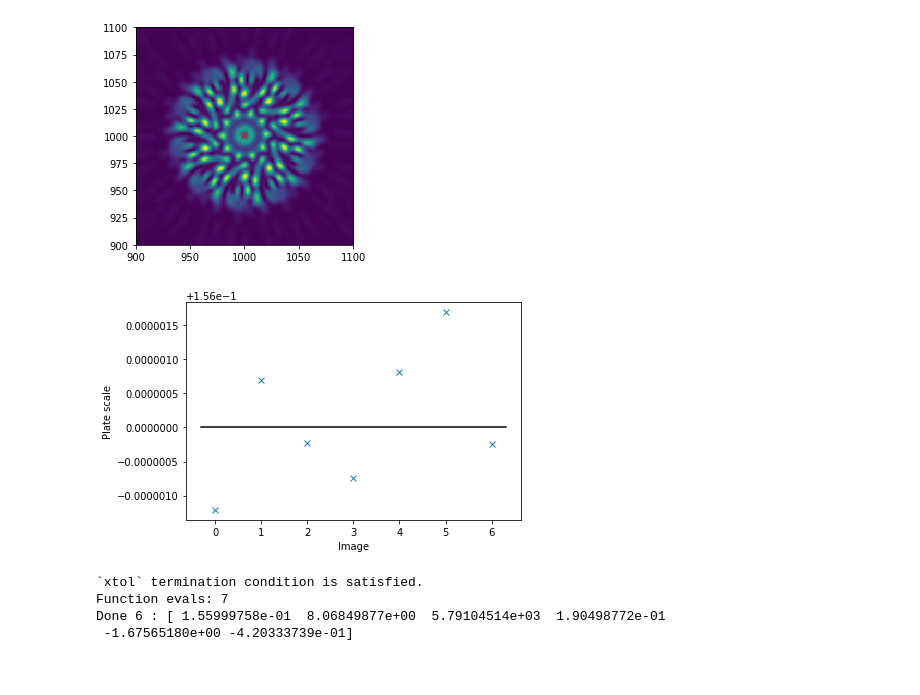
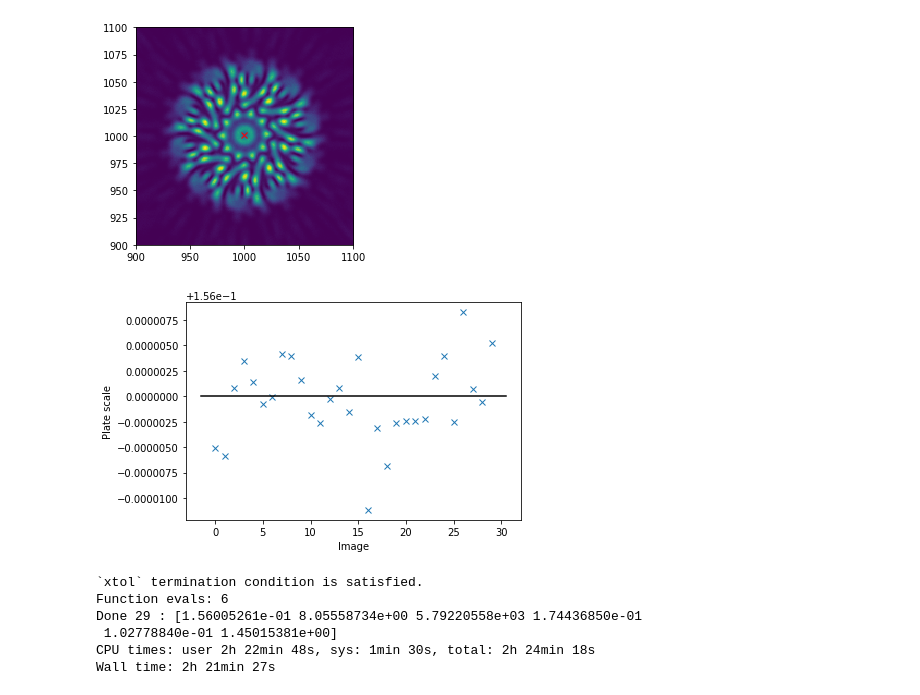
Before and after one commit to ptuthill/Toliman, a Jupyter notebook: Sidelobe_fit/plate_scale_spectrum_fit.ipynb, the cells around one changed output. Drawn from its saved outputs; the diff is of its cells as text; code cells hidden in the pictures.

```diff
--- a/Sidelobe_fit/plate_scale_spectrum_fit.ipynb
+++ b/Sidelobe_fit/plate_scale_spectrum_fit.ipynb
@@ -82,7 +110,7 @@ import scipy
 import glob
 # %%
 # What are we fitting to?
-sim_dir = 'sims/jitter_35k/'
+sim_dir = 'sims/jitter_3.5k/'
 
 # Load one image to get the relevant params
 image,header = fits.getdata(sim_dir+'0.fits',header=True)
@@ -105,22 +134,29 @@ composite = poppy_model.TolimanAperture(add_grating=True,grating_fact=0.0003,tel
 # %%
 # Make a mask so it only concentrates on the residuals near the sidelobes
+mask_distance = 25 # pix
 min_offset = poppy_model.diffraction_spot_offset(wavs.min(),composite,pscale)*np.sqrt(2)
 max_offset = poppy_model.diffraction_spot_offset(wavs.max(),composite,pscale)*np.sqrt(2)
 mean_offset = poppy_model.diffraction_spot_offset(wavs.mean(),composite,pscale)*np.sqrt(2)
 x,y = np.indices(image.shape)
-mask = (np.abs(x-y) <25) | (np.abs(x-(image.shape[0]-y)) <25)
-mask = (np.sqrt((x-image.shape[0]//2)**2+(y-image.shape[0]//2)**2) > (min_offset-25)) & mask
-mask = (np.sqrt((x-image.shape[0]//2)**2+(y-image.shape[0]//2)**2) < (max_offset+25)) & mask
+mask = (np.abs(x-y) < mask_distance) | (np.abs(x-(image.shape[0]-y)) < mask_distance)
+mask = (np.sqrt((x-image.shape[0]//2)**2+(y-image.shape[0]//2)**2) > (min_offset-mask_distance)) & mask
+mask = (np.sqrt((x-image.shape[0]//2)**2+(y-image.shape[0]//2)**2) < (max_offset+mask_distance)) & mask
 # %%
 def rough_centre(im,search_radius = 30,skip=2):
+    """
+    A rough centring algorithm that works by convolving the image with a binary mask that looks like the sidelobes, and then
+    finding the maximum.
 
-    # Make a thin mask
+    search_radius: Maximum distance from the centre of the image to search (in pixels)
+    skip: the stride of the search (i.e. skip=2 means do the convolution at every second pixel only) to speed things up
+    """
+    # Make a thin mask (hard coded at 2 pixels wide)
     x,y = np.indices(im.shape)
-    thin_mask = (np.abs(x-y) <2) | (np.abs(x-(image.shape[0]-y)) <2)
-    thin_mask = (np.sqrt((x-image.shape[0]//2)**2+(y-image.shape[0]//2)**2) > (min_offset-2)) & thin_mask
-    thin_mask = (np.sqrt((x-image.shape[0]//2)**2+(y-image.shape[0]//2)**2) < (max_offset+2)) & thin_mask
+    thin_mask = (np.abs(x-y) <2) | (np.abs(x-(im.shape[0]-y)) <2)
+    thin_mask = (np.sqrt((x-im.shape[0]//2)**2+(y-im.shape[0]//2)**2) > (min_offset-2)) & thin_mask
+    thin_mask = (np.sqrt((x-im.shape[0]//2)**2+(y-im.shape[0]//2)**2) < (max_offset+2)) & thin_mask
 
-    # Convolve the image with the mask (manually to save time)
+    # Convolve the image with the mask (manually in a small window to save time)
     xs = np.arange(-search_radius,search_radius,skip)
     ys = np.arange(-search_radius,search_radius,skip)
     conv = np.zeros((xs.size,ys.size))
@@ -128,7 +164,7 @@ def rough_centre(im,search_radius = 30,skip=2):
         for y_ix,y in enumerate(ys):
             shifted_im = np.roll(im,x,axis=0)
             shifted_im = np.roll(shifted_im,y,axis=1)
-            # Zero out the
+            # Zero out the bits that rolled over the edge
             if x>0:
                 shifted_im[:x,:] = 0
             elif x<0:
@@ -160,12 +197,12 @@ plt.plot(im.shape[1]//2-cen[1],im.shape[0]//2-cen[0],'rx')
 from IPython.display import clear_output
 
 # Loop through the images
-psf_radius = 8.05
+psf_radius = 8.053
 # Plate scale, PSF radius, teff, flux, xcen,ycen, filter centre, RV (km/s)
 starting_params = [pscale,psf_radius,5790,0.19,0,0]#,550e-9,-22.3]
 starting_params = np.array(starting_params)
 
-wdir = '/Users/cheetham/code/toliman/Toliman/Sidelobe_fit/sims/jitter_35k/'
+wdir = '/Users/cheetham/code/toliman/Toliman/Sidelobe_fit/sims/jitter_3.5k/'
 ims = glob.glob(wdir+'*.fits')
 ims.sort()
 n = len(ims)
@@ -173,10 +210,6 @@ n = len(ims)
 best_fit_params = np.zeros((n,starting_params.size))
 
 for ix,fn in enumerate(ims):
-
-    # temp hack
-#     if ix >5:
-#         continue
 
     # Load and normalize by peak on one sidelobe
     im = fits.getdata(fn)
@@ -186,38 +219,43 @@ for ix,fn in enumerate(ims):
     cen = rough_centre(im,search_radius = 3,skip=1)
 
     params = starting_params
 
+    # Any keywords that are in this dictionary will not be fit!
     kw = {'image':im,'cutout_sz':100,'wavs':wavs,'aperture':composite,'mask':mask}
     kw['filter_centre'] = 550e-9 # fix it!
     kw['RV'] = -22.3 # fix it!
+#     kw['filter_n'] = 2
+#     kw['filter_sigma'] = 105e-9
 
     min_bounds = [0.15,7,5700,0.,-50,-50]#,540e-9,-22.6]
     max_bounds = [0.16,9,5900,np.inf,50,50]#,560e-9,-22.0]
 
     bounds=(min_bounds,max_bounds)
 
 #     resids = poppy_model.airy_model_residuals(params,image=im,cutout_sz=100,wavs=wavs,aperture=composite)
 #     resids_2d = np.reshape(resids,im.shape)
 #     plt.imshow(resids_2d*mask,vmin=-1e-1,vmax=1e-1)
 
     fit = scipy.optimize.least_squares(poppy_model.airy_model_residuals,params,method='trf',
                                        ftol=None,xtol=1e-7,kwargs=kw,bounds=bounds)
     best_fit_params[ix] = fit.x
 
     clear_output(wait=True)
     plt.plot(best_fit_params[:ix+1,0],'x');plt.xlabel('Image');plt.ylabel('Plate scale')
     plt.plot(plt.xlim(),[pscale,pscale],'k')
     plt.show()
 
     print(fit.message)
     print('Function evals:',fit.nfev)
     print('Done',ix,':',fit.x)
 # %% [output]
-[figure, old version]
+[figure, new version]
 `xtol` termination condition is satisfied.
-Function evals: 7
-Done 6 : [ 1.55999758e-01  8.06849877e+00  5.79104514e+03  1.90498772e-01
- -1.67565180e+00 -4.20333739e-01]
+Function evals: 6
+Done 29 : [1.56005261e-01 8.05558734e+00 5.79220558e+03 1.74436850e-01
+ 1.02778840e-01 1.45015381e+00]
+CPU times: user 2h 22min 48s, sys: 1min 30s, total: 2h 24min 18s
+Wall time: 2h 21min 27s
 # %%
 # Plot the parameters
 fig,axs = plt.subplots(2,2,clear=True,figsize=(12,9))
```
Also changed, not shown: parts of 7 cells of this notebook, 2 other files.
